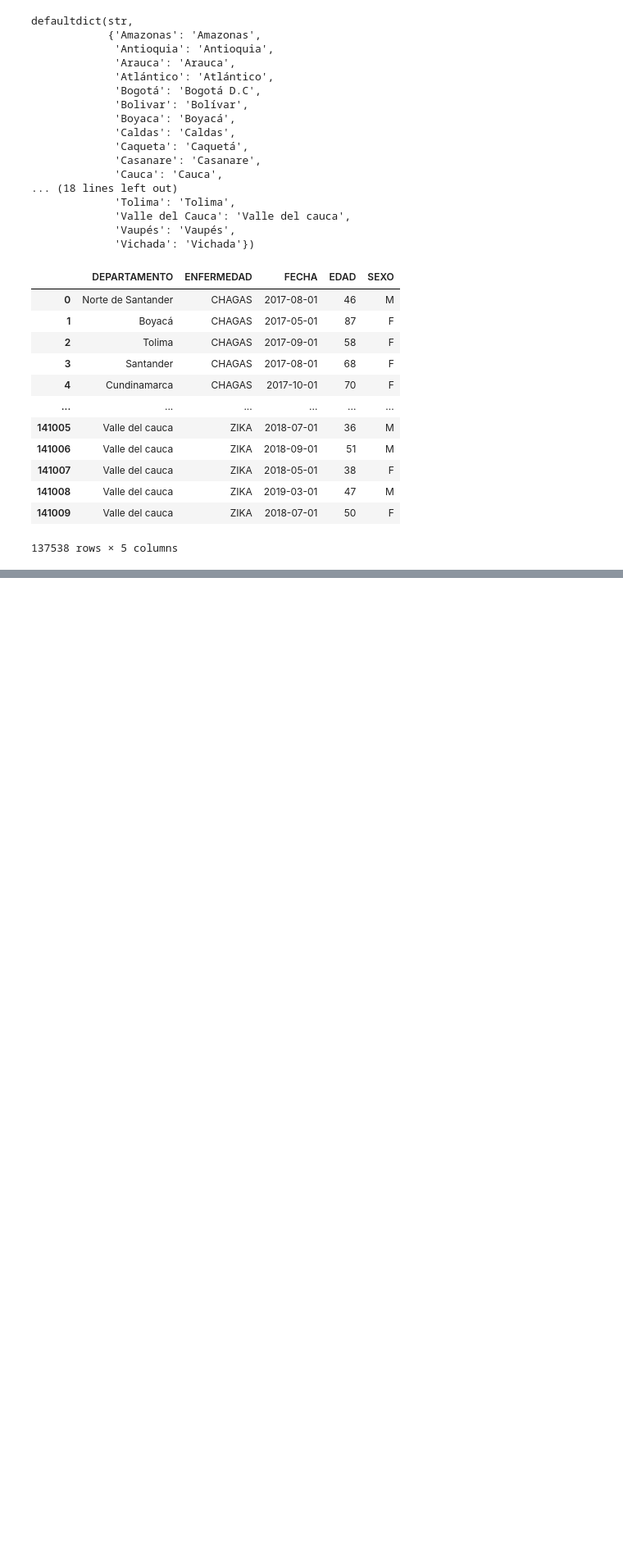
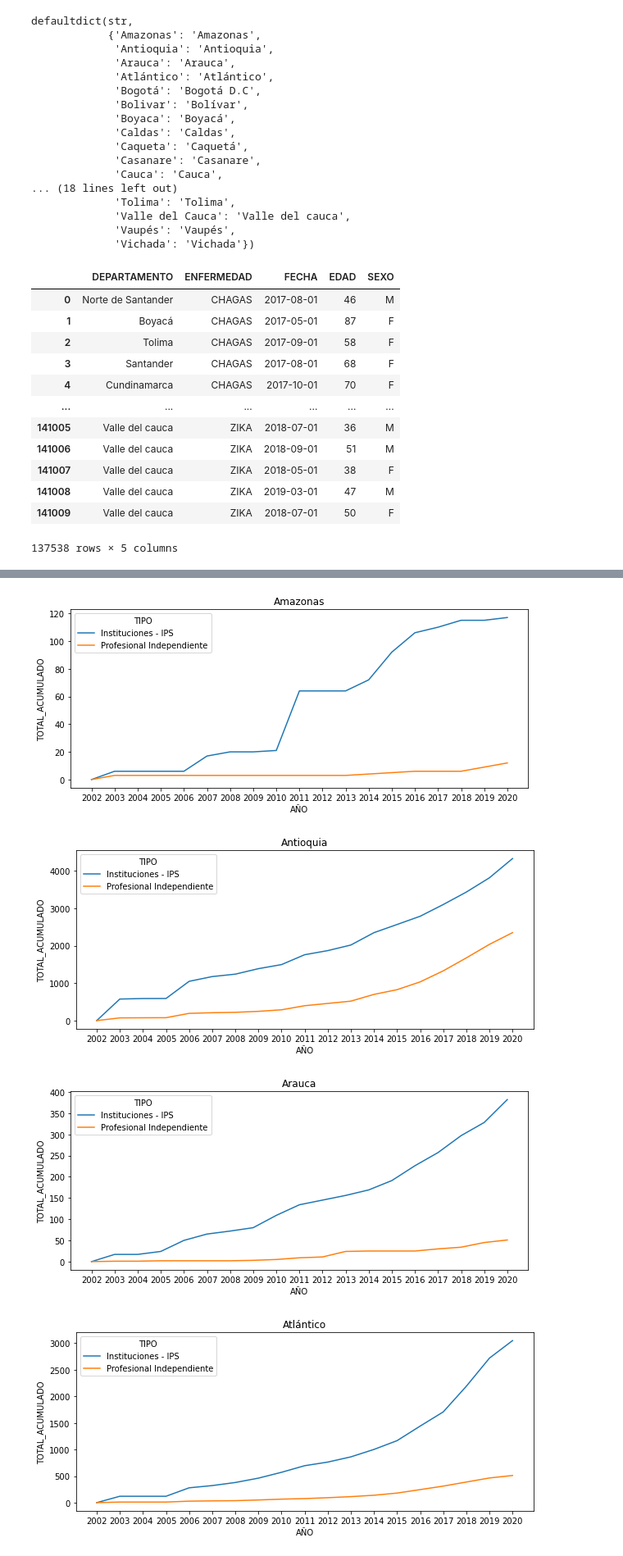
Before and after one commit to Santivg/DS4A-Team14, a Jupyter notebook: notebooks/EDA_combinado.ipynb, the cells around one changed output, grey strips where cells are left out. Shown at 82% size. Saved outputs shown, nothing was run; the diff lists cells and outputs as text; code cells hidden in the pictures; blank space fills up the shorter version.

```diff
--- a/notebooks/EDA_combinado.ipynb
+++ b/notebooks/EDA_combinado.ipynb
@@ -244,0 +243,7 @@ dtype: object
+# %%
+medicos_ips['AÑO']= medicos_ips.FECHA_APERTURA.dt.strftime('%Y')
+# %%
+medicos_ips_agg=medicos_ips.groupby(['DEPARTAMENTO','TIPO','AÑO'])\
+    .agg(TOTAL_ACUMULADO=('CODIGO','count'))\
+    .groupby(level=[0,1]).cumsum().reset_index()
+medicos_ips_agg
@@ -244,0 +264,11 @@ dtype: object
+# %%
+for i in medicos_ips_agg.DEPARTAMENTO.unique():
+    fig= plt.figure(figsize=(10,4))
+    sns.lineplot(data=medicos_ips_agg[medicos_ips_agg.DEPARTAMENTO==i]\
+                 ,x='AÑO', y='TOTAL_ACUMULADO', hue='TIPO');
+    plt.title(i);
+# %% [output]
+[figure, added]
+[figure, added]
+[figure, added]
+[figure, added]
```
Also changed, not shown: parts of 39 cells of this notebook, 2 other files.
